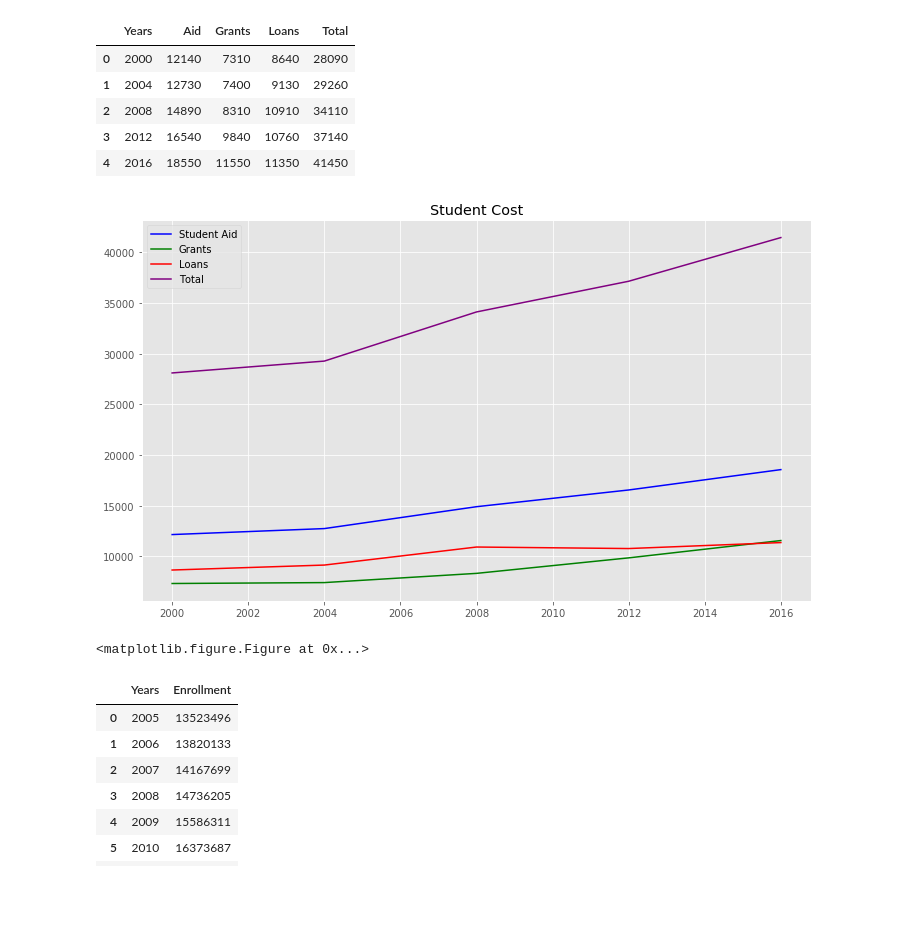
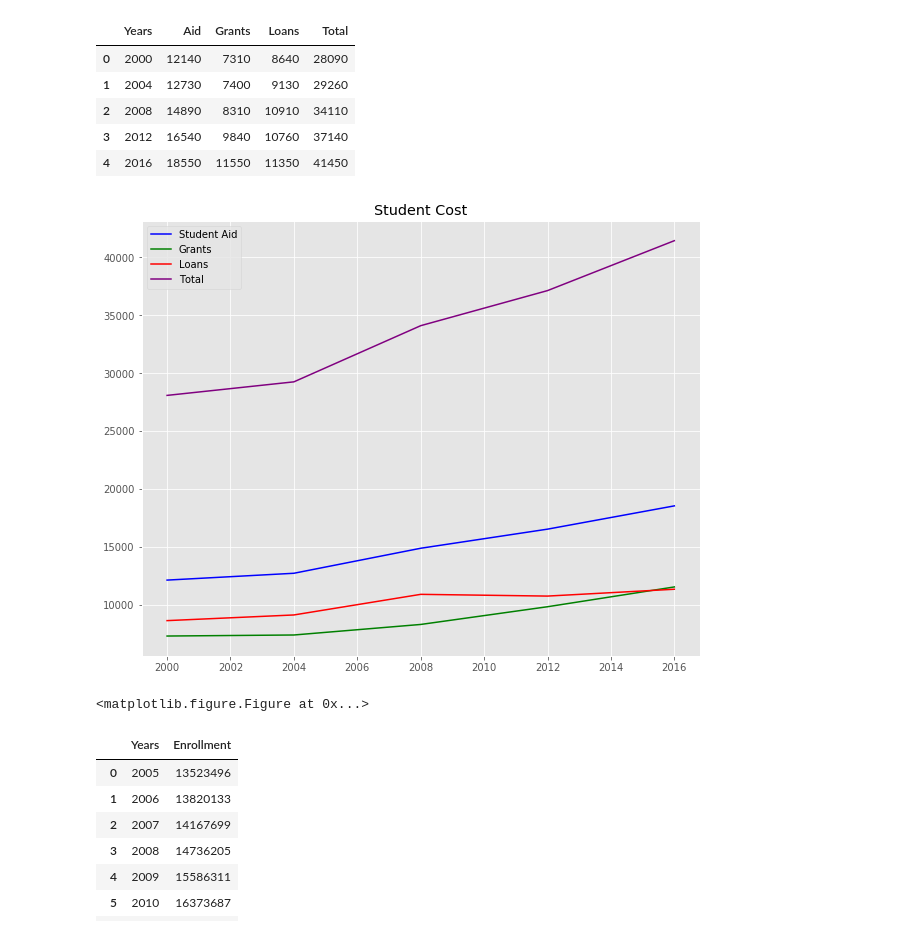
Before and after one commit to RCate/Project_2, a Jupyter notebook: Student_loans_grants_aid.ipynb, the cells around one changed output. Drawn from its saved outputs; the diff is of its cells as text; code cells hidden in the pictures; blank space fills up the shorter version.

```diff
--- a/Student_loans_grants_aid.ipynb
+++ b/Student_loans_grants_aid.ipynb
@@ -6,6 +6,14 @@ import pandas as pd
 import numpy as np
 from matplotlib import style
 style.use('ggplot')
+import tweepy
+import numpy as np
+import pandas as pd
+from datetime import datetime
+import matplotlib.pyplot as plt
+from matplotlib import style
+from matplotlib import pylab
+style.use('ggplot')
 # %%
 file1_csv = "student_money.csv"
 student_money_df = pd.read_csv(file1_csv)
@@ -21,20 +29,20 @@ student_money_df
 # %%
 
 # Plot the world and one country averages as a line chart
 years = student_money_df["Years"]
-plt.figure(figsize=(12,7))
+plt.figure(figsize=(10,8))
 plt.title("Student Cost")
 Aid, = plt.plot(years, student_money_df["Aid"], label="Student Aid", color="blue")
 Grants, = plt.plot(years, student_money_df["Grants"], label="Grants", color="green")
 Loans, = plt.plot(years, student_money_df["Loans"], label="Loans", color="red")
 Total, = plt.plot(years, student_money_df["Total"], label="Total", color="purple")
 # Create a legend for our chart
 
 plt.legend(handles=[Aid, Grants, Loans, Total], loc="best")
 
 # Show the chart
 plt.show()
 plt.savefig("Student_Cost.png")
 # %% [output]
-[figure, old version]
+[figure, new version]
 <matplotlib.figure.Figure at 0x...>
```
Also changed, not shown: parts of 13 cells of this notebook, 8 other files.
